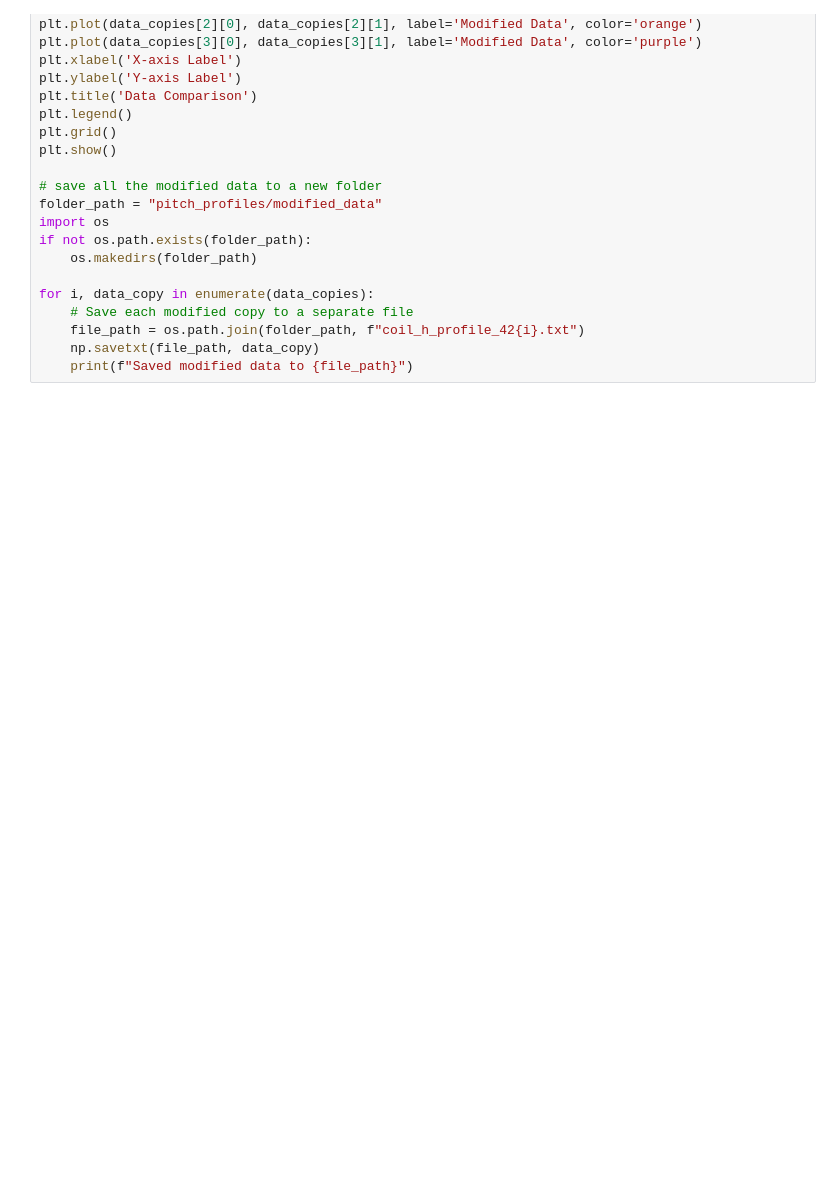
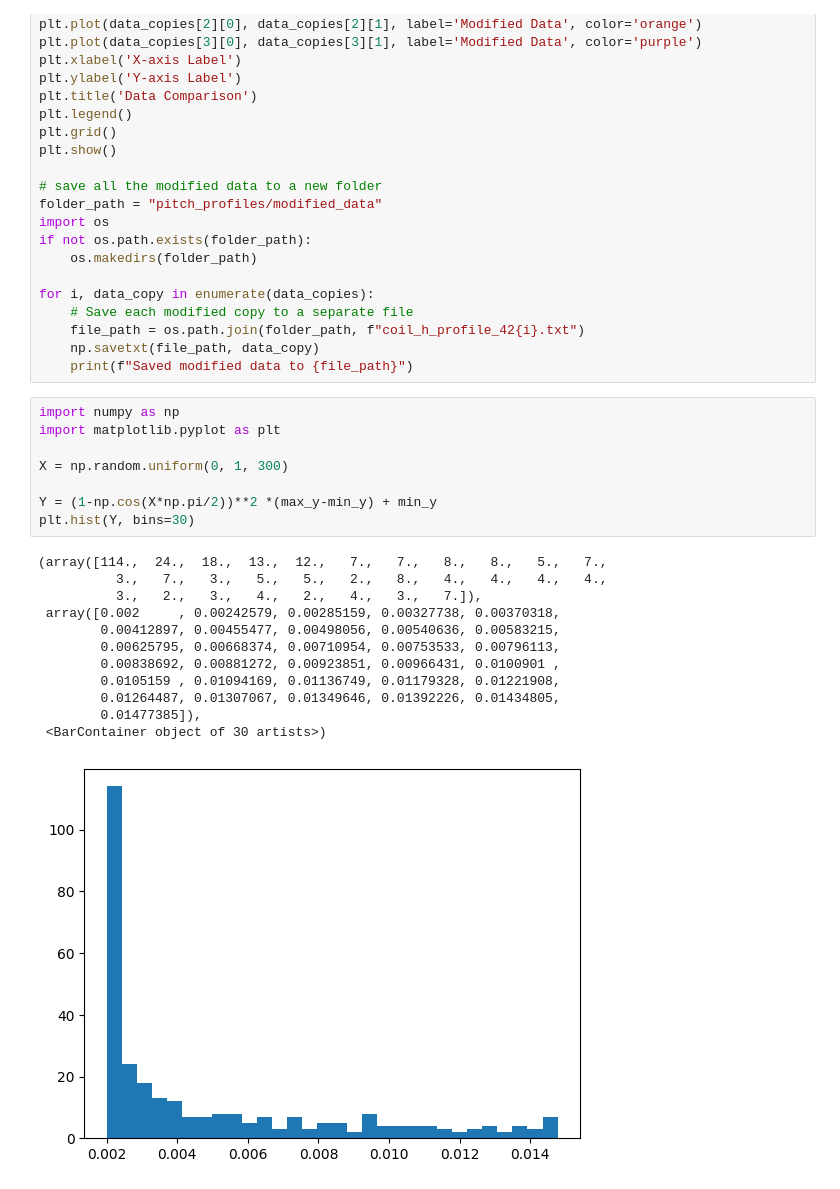
Before and after one commit to Morad28/VAEtoolkit, a Jupyter notebook: pitch_generation.ipynb, the cells around one changed output. Cells and saved outputs as stored; diff of their text form; blank space fills up the shorter version.

```diff
--- a/pitch_generation.ipynb
+++ b/pitch_generation.ipynb
@@ -63,6 +63,27 @@ for i, data_copy in enumerate(data_copies):
     file_path = os.path.join(folder_path, f"coil_h_profile_42{i}.txt")
     np.savetxt(file_path, data_copy)
     print(f"Saved modified data to {file_path}")
+# %%
+import numpy as np
+import matplotlib.pyplot as plt
+
+X = np.random.uniform(0, 1, 300)
+
+Y = (1-np.cos(X*np.pi/2))**2 *(max_y-min_y) + min_y
+plt.hist(Y, bins=30)
+# %% [output]
+(array([114.,  24.,  18.,  13.,  12.,   7.,   7.,   8.,   8.,   5.,   7.,
+          3.,   7.,   3.,   5.,   5.,   2.,   8.,   4.,   4.,   4.,   4.,
+          3.,   2.,   3.,   4.,   2.,   4.,   3.,   7.]),
+ array([0.002     , 0.00242579, 0.00285159, 0.00327738, 0.00370318,
+        0.00412897, 0.00455477, 0.00498056, 0.00540636, 0.00583215,
+        0.00625795, 0.00668374, 0.00710954, 0.00753533, 0.00796113,
+        0.00838692, 0.00881272, 0.00923851, 0.00966431, 0.0100901 ,
+        0.0105159 , 0.01094169, 0.01136749, 0.01179328, 0.01221908,
+        0.01264487, 0.01307067, 0.01349646, 0.01392226, 0.01434805,
+        0.01477385]),
+ <BarContainer object of 30 artists>)
+[figure, added]
 # %%
 # pitch generation for profile families
 
```
Also changed, not shown: parts of 1 cell of this notebook, 2 other files.
